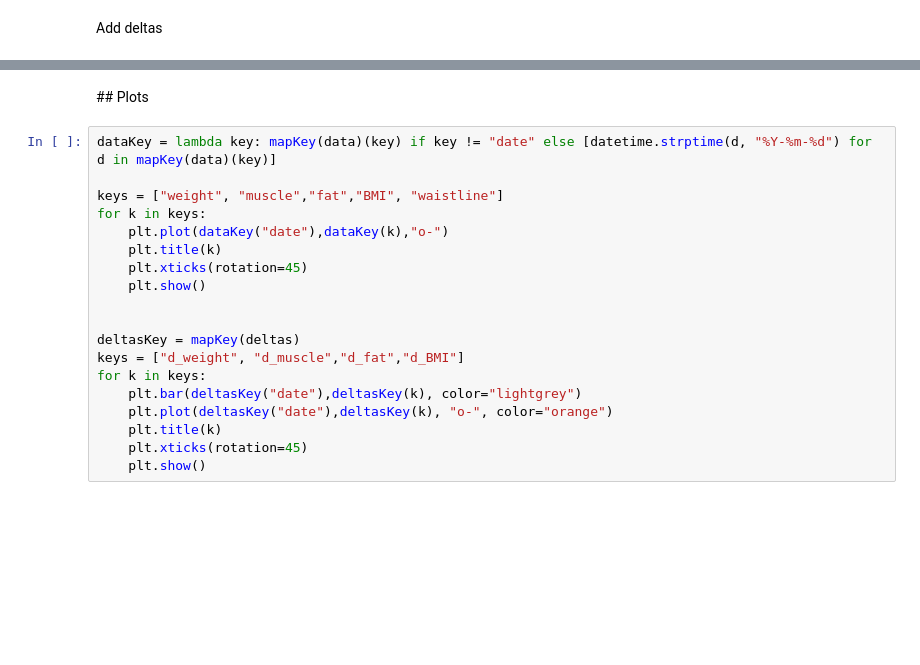
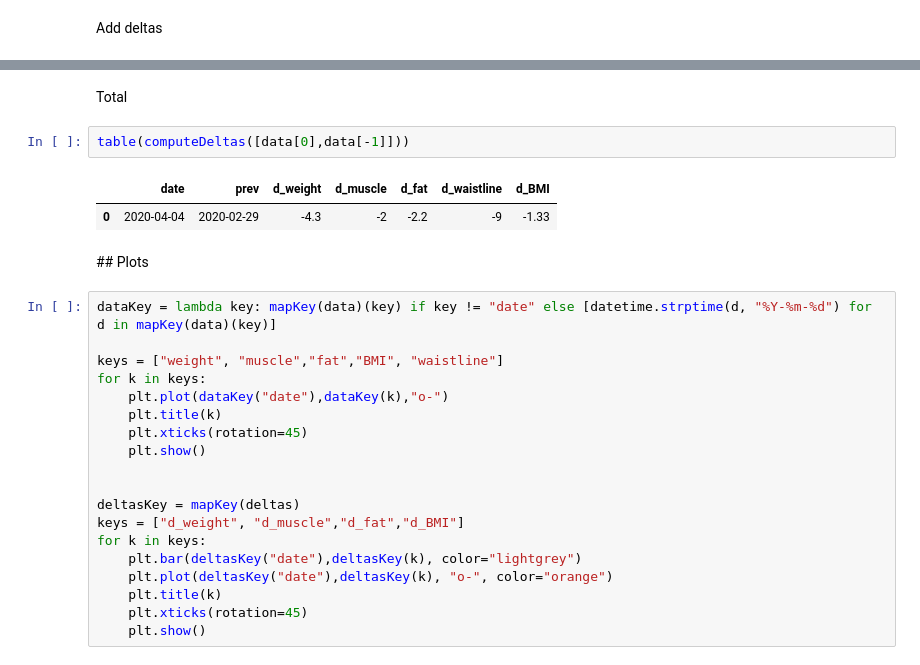
Before and after one commit to ivanross/my-notebook, a Jupyter notebook: Tanita.ipynb, the cells around one changed output, grey strips where cells are left out. Drawn from its saved outputs; the diff is of its cells as text; blank space fills up the shorter version.

```diff
--- a/Tanita.ipynb
+++ b/Tanita.ipynb
@@ -61,3 +68,10 @@ pd.DataFrame(deltas).style
+# %% [markdown]
+Total
+# %%
+table(computeDeltas([data[0],data[-1]]))
+# %% [output]
+|  | date | prev | d_weight | d_muscle | d_fat | d_waistline | d_BMI |
+| 0 | 2020-04-04 | 2020-02-29 | -4.3 | -2 | -2.2 | -9 | -1.33 |
 # %% [markdown]
 ## Plots
 # %%
```
Also changed, not shown: parts of 4 cells of this notebook.
